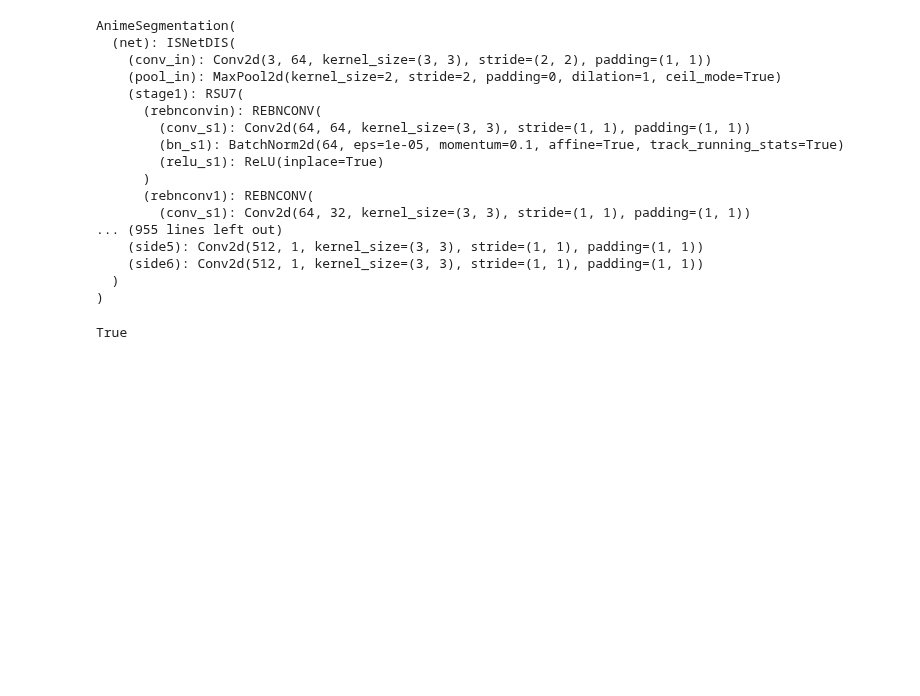
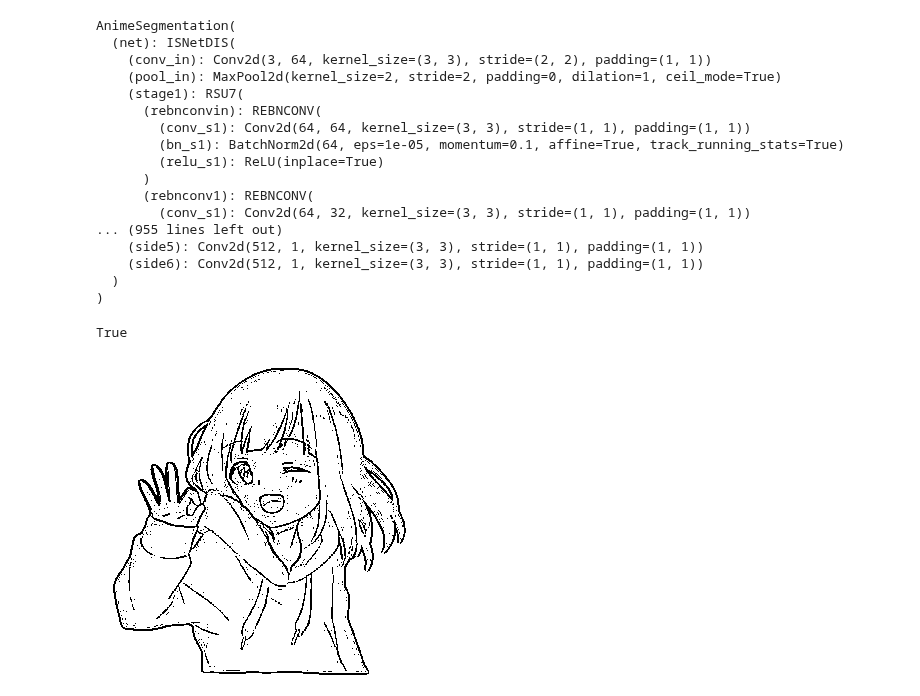
Before and after one commit to aihao2000/stable-diffusion-reference-only, a Jupyter notebook: scripts/process_validation.ipynb, the cells around one changed output. Saved outputs shown, nothing was run; the diff lists cells and outputs as text; code cells hidden in the pictures; blank space fills up the shorter version.

Commit message:
update validation

```diff
--- a/scripts/process_validation.ipynb
+++ b/scripts/process_validation.ipynb
@@ -72,22 +67,34 @@ save_path = (
+# %%
+image_folder="../validation_images/3"
 # %%
-img = cv2.cvtColor(cv2.imread(image_path, cv2.IMREAD_COLOR), cv2.COLOR_BGR2RGB)
+img = cv2.cvtColor(
+    cv2.imread(os.path.join(image_folder, "1_origin.png"), cv2.IMREAD_COLOR),
+    cv2.COLOR_BGR2RGB,
+)
 mask = get_mask(model, img, use_amp=False, s=1024)
 img = np.concatenate((mask * img + 1 - mask, mask * 255), axis=2).astype(np.uint8)
+img = cv2.cvtColor(img, cv2.COLOR_RGBA2BGRA)
+cv2.imwrite(os.path.join(image_folder, "1.png"), img)
+# %% [output]
+True
-# %%
-img = cv2.cvtColor(img, cv2.COLOR_RGBA2BGRA)
-cv2.imwrite(save_path, img)
-# %% [output]
-True
 # %%
+img = cv2.cvtColor(
+    cv2.imread(os.path.join(image_folder, "2_origin.png"), cv2.IMREAD_COLOR),
+    cv2.COLOR_BGR2RGB,
+)
+mask = get_mask(model, img, use_amp=False, s=1024)
+img = np.concatenate((mask * img + 1 - mask, mask * 255), axis=2).astype(np.uint8)
 img = cv2.cvtColor(img, cv2.COLOR_RGBA2GRAY)
 img = cv2.adaptiveThreshold(
     img,
     255,
     cv2.ADAPTIVE_THRESH_MEAN_C,
     cv2.THRESH_BINARY,
     blockSize=5,
     C=7,
 )
 img = Image.fromarray(img).convert("RGB")
+img.save(os.path.join(image_folder, "2.png"))
 img
-img.save(save_path)
+# %% [output]
+[figure, added]
```
Also changed, not shown: parts of 1 cell of this notebook, 6 other files.
